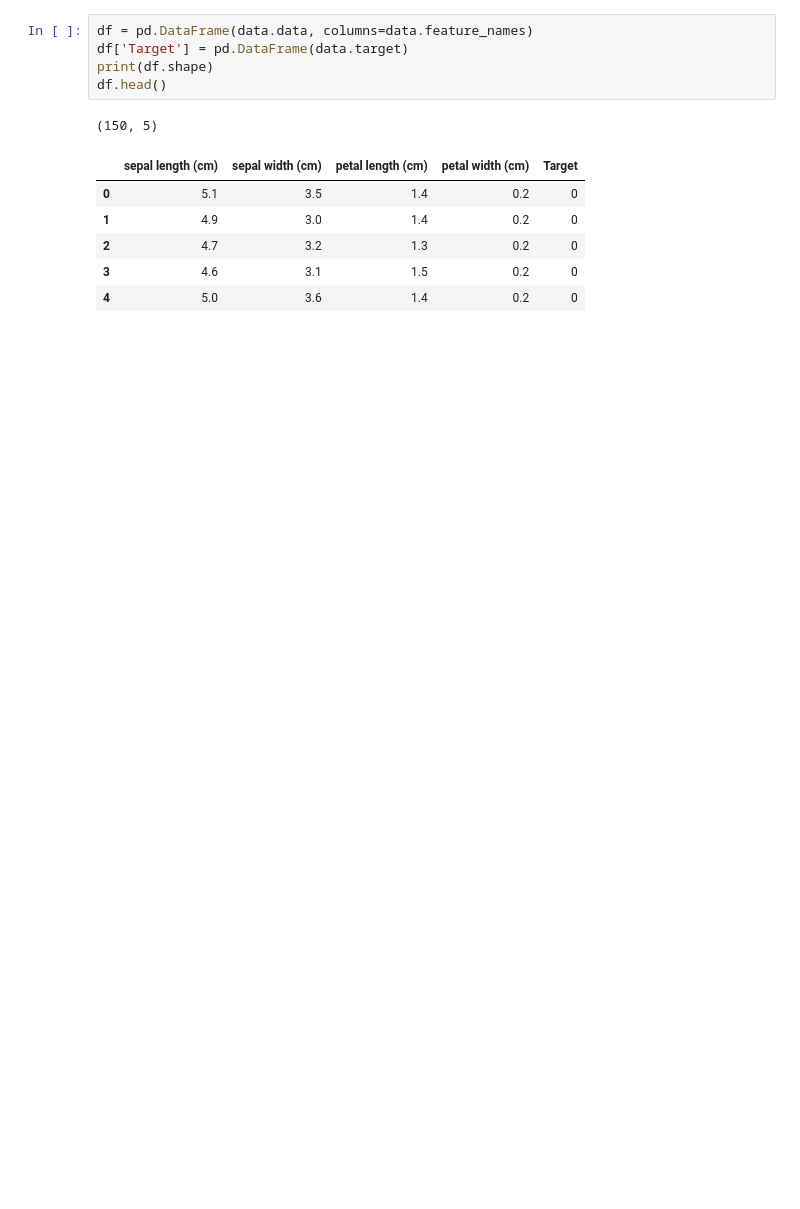
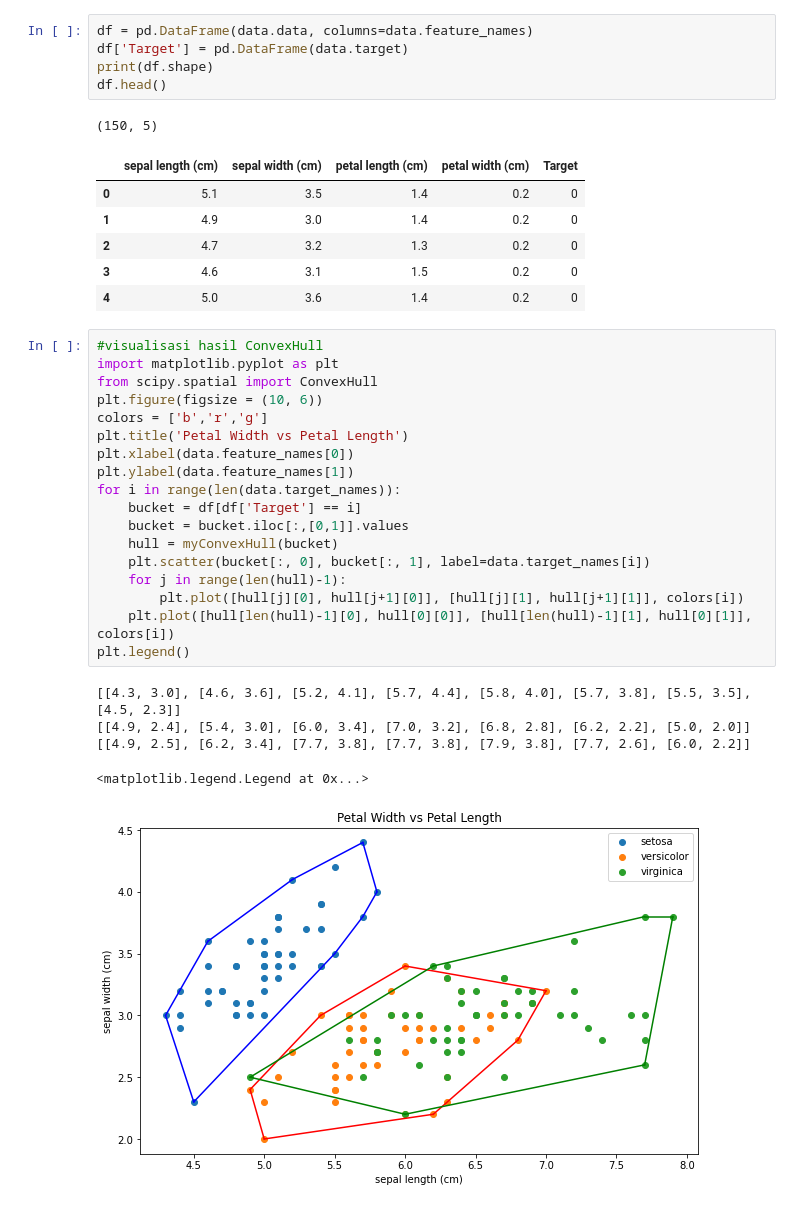
Before and after one commit to gagaspbahar/convex-hull-2d-dnc, a Jupyter notebook: main.ipynb, the cells around one changed output. Saved outputs shown, nothing was run; the diff lists cells and outputs as text; blank space fills up the shorter version.

```diff
--- a/main.ipynb
+++ b/main.ipynb
@@ -17,6 +18,30 @@ df.head()
 | 2 | 4.7 | 3.2 | 1.3 | 0.2 | 0 |
 | 3 | 4.6 | 3.1 | 1.5 | 0.2 | 0 |
 | 4 | 5.0 | 3.6 | 1.4 | 0.2 | 0 |
+# %%
+#visualisasi hasil ConvexHull
+import matplotlib.pyplot as plt
+from scipy.spatial import ConvexHull
+plt.figure(figsize = (10, 6))
+colors = ['b','r','g']
+plt.title('Petal Width vs Petal Length')
+plt.xlabel(data.feature_names[0])
+plt.ylabel(data.feature_names[1])
+for i in range(len(data.target_names)):
+    bucket = df[df['Target'] == i]
+    bucket = bucket.iloc[:,[0,1]].values
+    hull = myConvexHull(bucket)
+    plt.scatter(bucket[:, 0], bucket[:, 1], label=data.target_names[i])
+    for j in range(len(hull)-1):
+        plt.plot([hull[j][0], hull[j+1][0]], [hull[j][1], hull[j+1][1]], colors[i])
+    plt.plot([hull[len(hull)-1][0], hull[0][0]], [hull[len(hull)-1][1], hull[0][1]], colors[i])
+plt.legend()
+# %% [output]
+[[4.3, 3.0], [4.6, 3.6], [5.2, 4.1], [5.7, 4.4], [5.8, 4.0], [5.7, 3.8], [5.5, 3.5], [4.5, 2.3]]
+[[4.9, 2.4], [5.4, 3.0], [6.0, 3.4], [7.0, 3.2], [6.8, 2.8], [6.2, 2.2], [5.0, 2.0]]
+[[4.9, 2.5], [6.2, 3.4], [7.7, 3.8], [7.7, 3.8], [7.9, 3.8], [7.7, 2.6], [6.0, 2.2]]
+<matplotlib.legend.Legend at 0x...>
+[figure, added]
 # %%
 import matplotlib.pyplot as plt
 from scipy.spatial import ConvexHull
```
Also changed, not shown: parts of 3 cells of this notebook, 3 other files.
